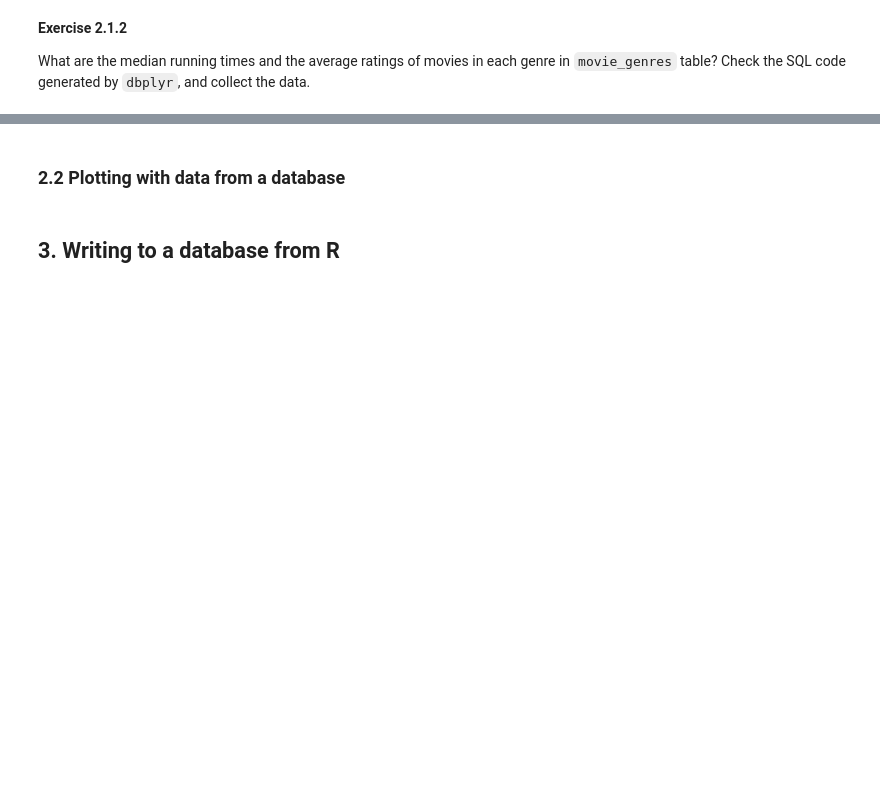
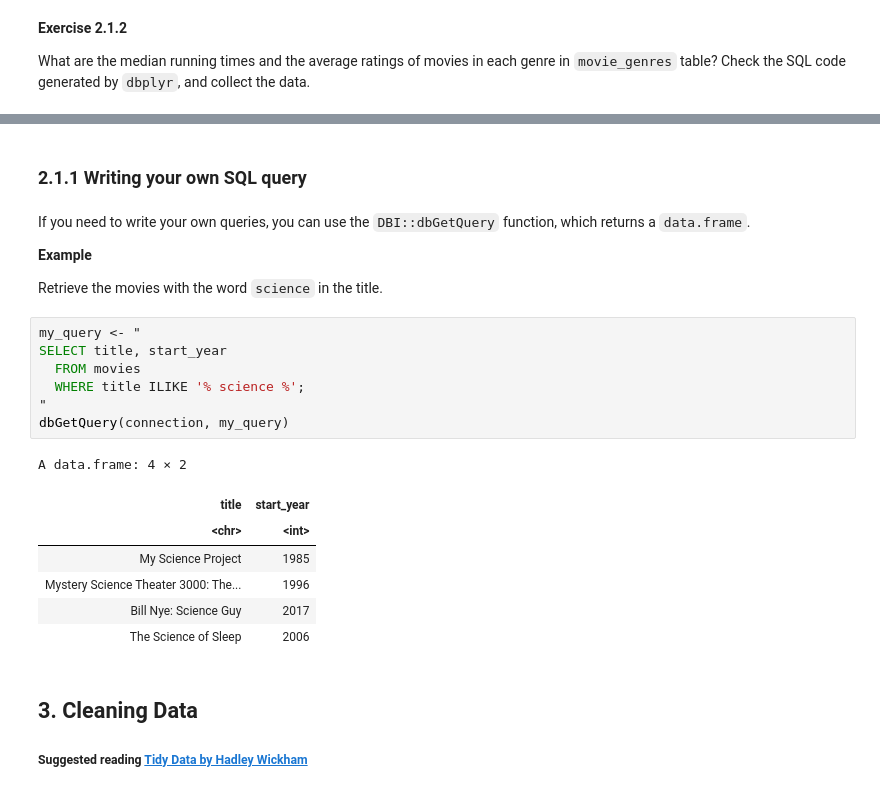
Before and after one commit to Lourenzutti/ssc-workshop-database-2022, a Jupyter notebook: ssc2022_r-to-sql.ipynb, the cells around one changed output, grey strips where cells are left out. Saved outputs shown, nothing was run; the diff lists cells and outputs as text; blank space fills up the shorter version.

```diff
--- a/ssc2022_r-to-sql.ipynb
+++ b/ssc2022_r-to-sql.ipynb
@@ -222,4 +220,26 @@ w
-# %% [markdown]
-### 2.2 Plotting with data from a database
+# %% [markdown]
+### 2.1.1 Writing your own SQL query
+# %% [markdown]
+If you need to write your own queries, you can use the `DBI::dbGetQuery` function, which returns a `data.frame`.
+
+**Example**
+
+Retrieve the movies with the word `science` in the title.
+# %%
+my_query <- "
+SELECT title, start_year
+  FROM movies
+  WHERE title ILIKE '% science %';
+"
+dbGetQuery(connection, my_query)
+# %% [output]
+A data.frame: 4 × 2
+| title | start_year |
+| <chr> | <int> |
+| My Science Project | 1985 |
+| Mystery Science Theater 3000: The... | 1996 |
+| Bill Nye: Science Guy | 2017 |
+| The Science of Sleep | 2006 |
 # %% [markdown]
-## 3. Writing to a database from R
+## 3. Cleaning Data
+##### Suggested reading [Tidy Data by Hadley Wickham](https://www.jstatsoft.org/article/view/v059i10/)
```
Also changed, not shown: parts of 10 cells of this notebook.
